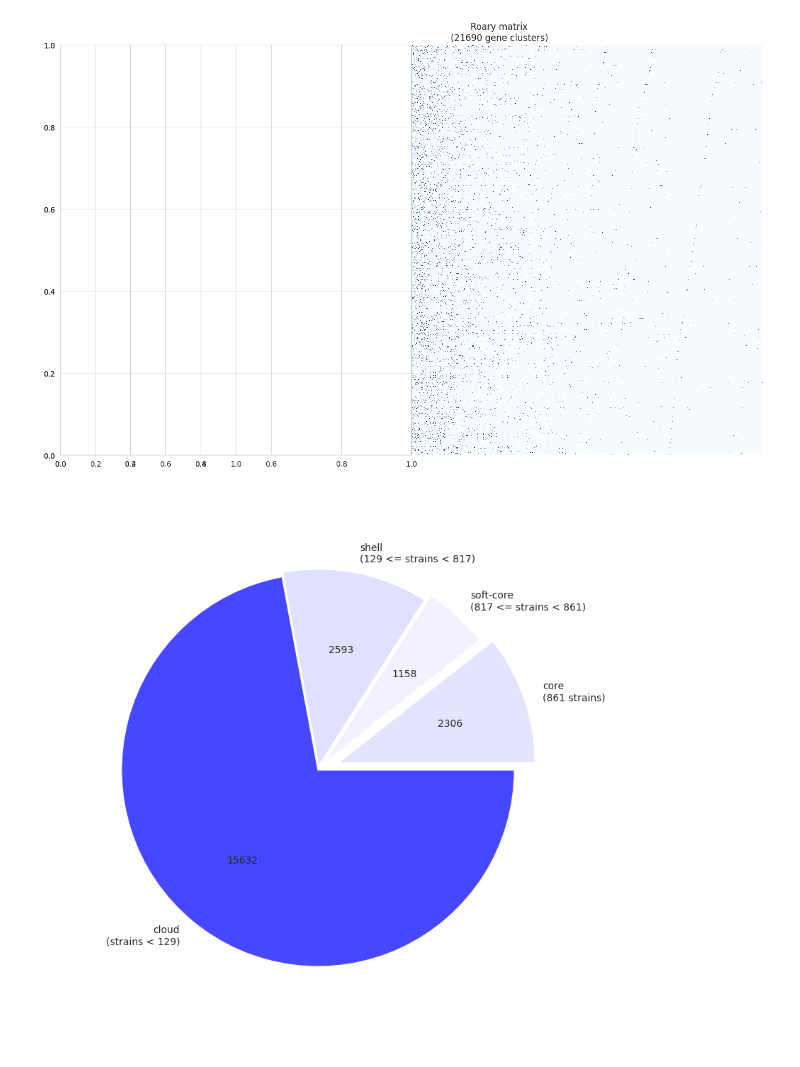
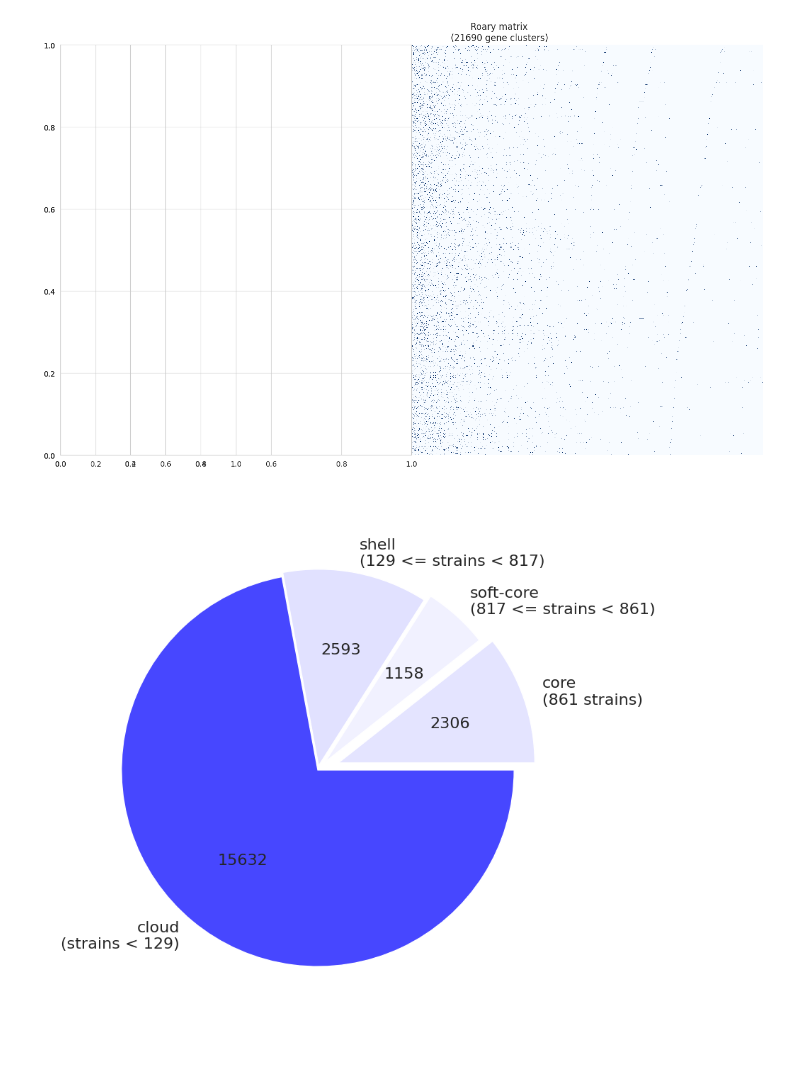
Before and after one commit to ryashpal/alfred-data-analysis, a Jupyter notebook: notebooks/analyse_panaroo_output/ecoli_roary_plots.ipynb, the cells around one changed output. Saved outputs shown, nothing was run; the diff lists cells and outputs as text; code cells hidden in the pictures.

```diff
--- a/notebooks/analyse_panaroo_output/ecoli_roary_plots.ipynb
+++ b/notebooks/analyse_panaroo_output/ecoli_roary_plots.ipynb
@@ -36,7 +36,7 @@ import os
 from pathlib import Path
 
 
-genePresenceAbsenceFile = Path(os.environ['GENOMICS_DATA_BASE'], 'annotations', 'e_coli_panaroo_strict', 'gene_presence_absence.csv')
+genePresenceAbsenceFile = Path(os.environ['GENOMICS_DATA_BASE'], 'annotations', 'e_coli', 'panaroo_strict', 'gene_presence_absence.csv')
 
 roary = pd.read_table(genePresenceAbsenceFile,
                      sep=',',
@@ -125,29 +125,30 @@ with sns.axes_style('whitegrid'):
 # %%
 # Plot the pangenome pie chart
 plt.figure(figsize=(10, 10))
 
 core = roary[roary.sum(axis=1) == roary.shape[1]].shape[0]
 softcore = roary[(roary.sum(axis=1) < roary.shape[1]) &
                  (roary.sum(axis=1) >= roary.shape[1]*0.95)].shape[0]
 shell = roary[(roary.sum(axis=1) < roary.shape[1]*0.95) &
                  (roary.sum(axis=1) >= roary.shape[1]*0.15)].shape[0]
 cloud = roary[roary.sum(axis=1) < roary.shape[1]*0.15].shape[0]
 
 total = roary.shape[0]
 
 def my_autopct(pct):
     val=int(pct*total/100.0)
     return '{v:d}'.format(v=val)
 
 a=plt.pie([core, softcore, shell, cloud],
       labels=['core\n(%d strains)'%roary.shape[1],
               'soft-core\n(%d <= strains < %d)'%(roary.shape[1]*.95,
                                                  roary.shape[1]),
               'shell\n(%d <= strains < %d)'%(roary.shape[1]*.15,
                                              roary.shape[1]*.95),
               'cloud\n(strains < %d)'%(roary.shape[1]*.15)],
+      textprops={'fontsize': 16},
       explode=[0.1, 0.05, 0.02, 0], radius=0.9,
       colors=[(0, 0, 1, float(x)/total) for x in (core, softcore, shell, cloud)],
       autopct=my_autopct)
 # %% [output]
-[figure, old version]
+[figure, new version]
```
Also changed, not shown: 5 other files.
